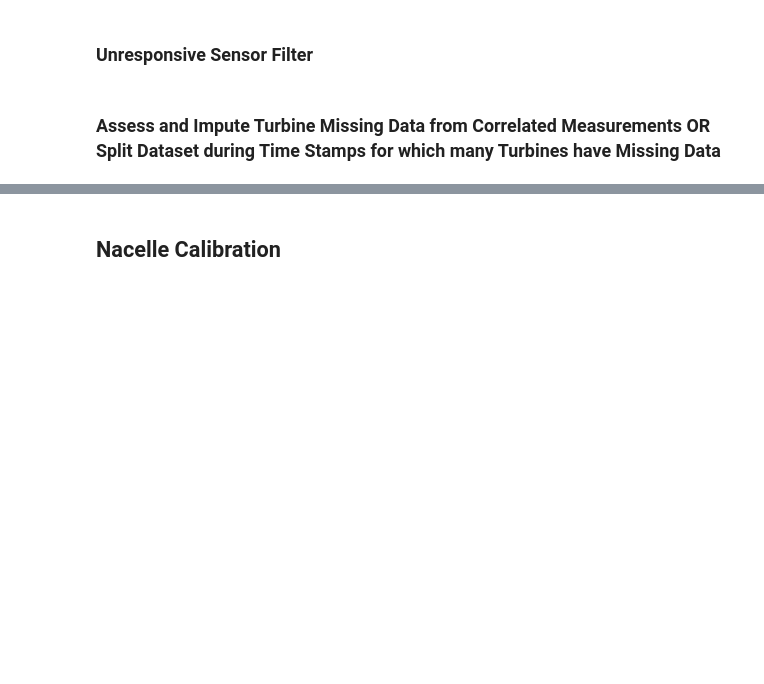
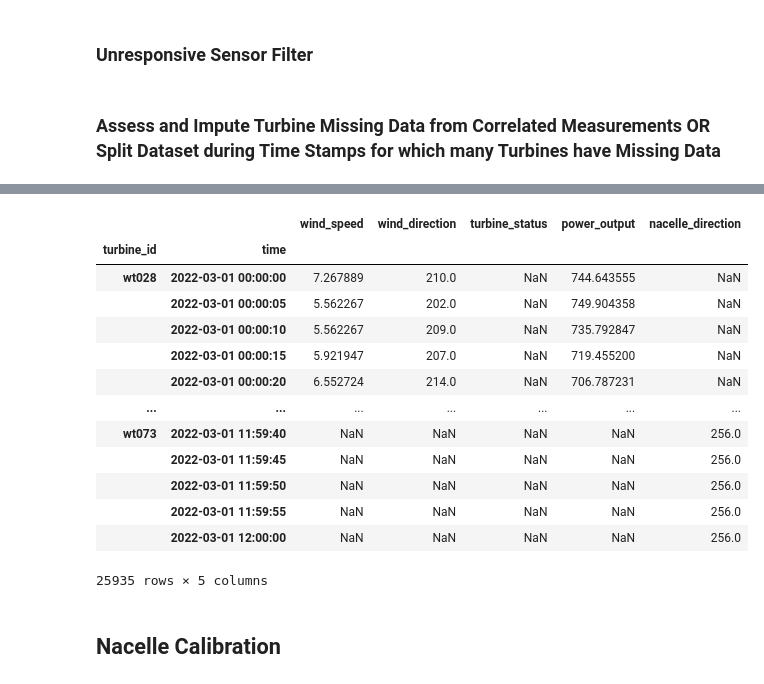
Before and after one commit to achenry/wind-forecasting, a Jupyter notebook: wind_forecasting/preprocessing/preprocessing_main.ipynb, the cells around one changed output, grey strips where cells are left out. Saved outputs shown, nothing was run; the diff lists cells and outputs as text; code cells hidden in the pictures; blank space fills up the shorter version.

```diff
--- a/wind_forecasting/preprocessing/preprocessing_main.ipynb
+++ b/wind_forecasting/preprocessing/preprocessing_main.ipynb
@@ -644,0 +779,12 @@ ValueError: must specify `on` OR `left_on` and `right_on`
+# %%
+col = "wind_speed"
+x=imputing.impute_all_assets_by_correlation(data=unpivot_df.collect(streaming=True).to_pandas().set_index(["turbine_id", "time"]),
+                                        impute_col=col, reference_col=col,
+                                        asset_id_col="turbine_id", method="linear", r2_threshold=0.9)
+print(x)
+unpivot_df.collect(streaming=True).to_pandas().set_index(["turbine_id", "time"])
+# DataInspector.pivot_dataframe(
+# unpivot_df.with_columns(wind_speed=x).collect()
+
+                                                        # ).collect()
+# %% [output]
@@ -644,0 +804,14 @@ ValueError: must specify `on` OR `left_on` and `right_on`
+|  |  | wind_speed | wind_direction | turbine_status | power_output | nacelle_direction |
+| turbine_id | time |  |  |  |  |  |
+| wt028 | 2022-03-01 00:00:00 | 7.267889 | 210.0 | NaN | 744.643555 | NaN |
+|  | 2022-03-01 00:00:05 | 5.562267 | 202.0 | NaN | 749.904358 | NaN |
+|  | 2022-03-01 00:00:10 | 5.562267 | 209.0 | NaN | 735.792847 | NaN |
+|  | 2022-03-01 00:00:15 | 5.921947 | 207.0 | NaN | 719.455200 | NaN |
+|  | 2022-03-01 00:00:20 | 6.552724 | 214.0 | NaN | 706.787231 | NaN |
+| ... | ... | ... | ... | ... | ... | ... |
+| wt073 | 2022-03-01 11:59:40 | NaN | NaN | NaN | NaN | 256.0 |
+|  | 2022-03-01 11:59:45 | NaN | NaN | NaN | NaN | 256.0 |
+|  | 2022-03-01 11:59:50 | NaN | NaN | NaN | NaN | 256.0 |
+|  | 2022-03-01 11:59:55 | NaN | NaN | NaN | NaN | 256.0 |
+|  | 2022-03-01 12:00:00 | NaN | NaN | NaN | NaN | 256.0 |
+25935 rows × 5 columns
```
Also changed, not shown: parts of 19 cells of this notebook, 1 other file.
